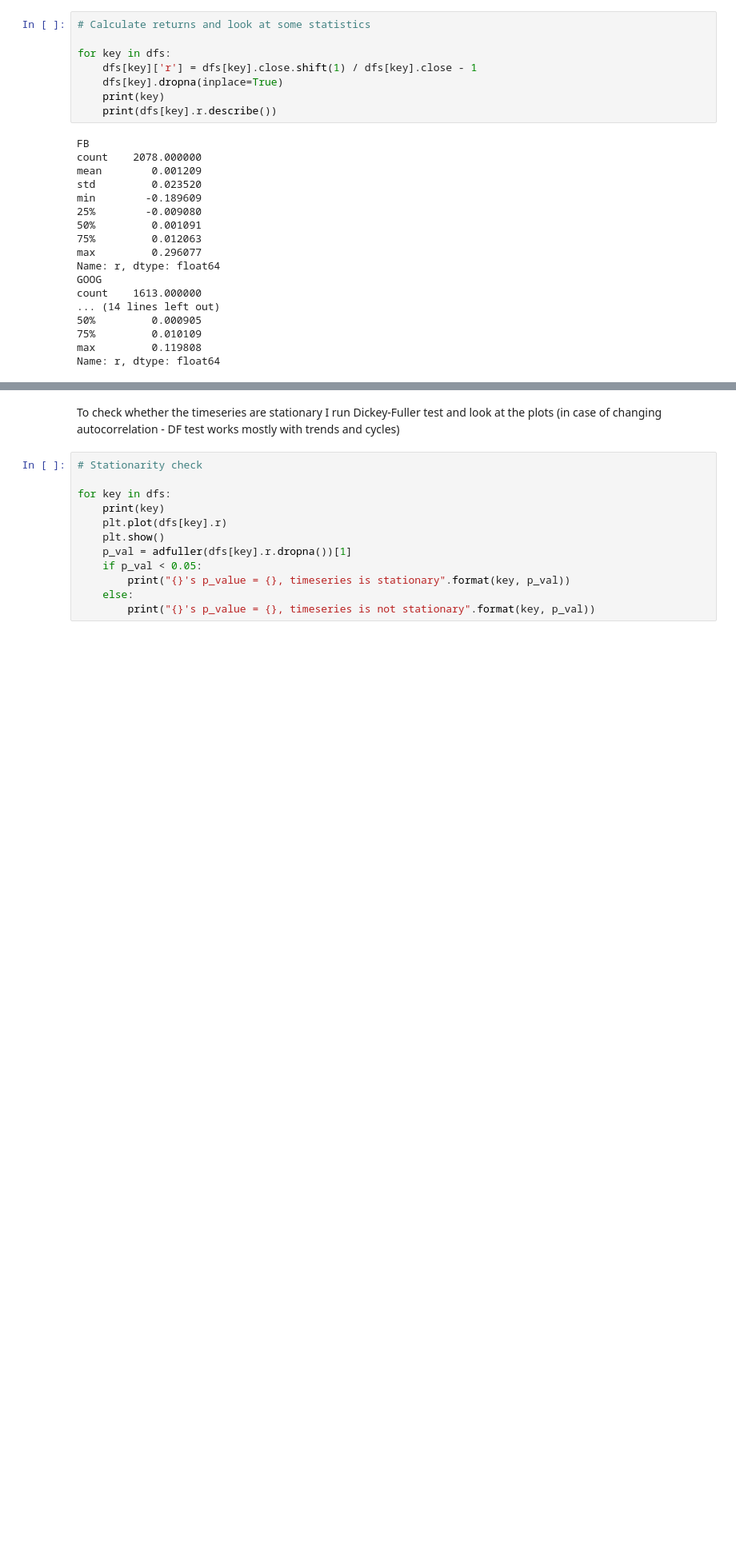
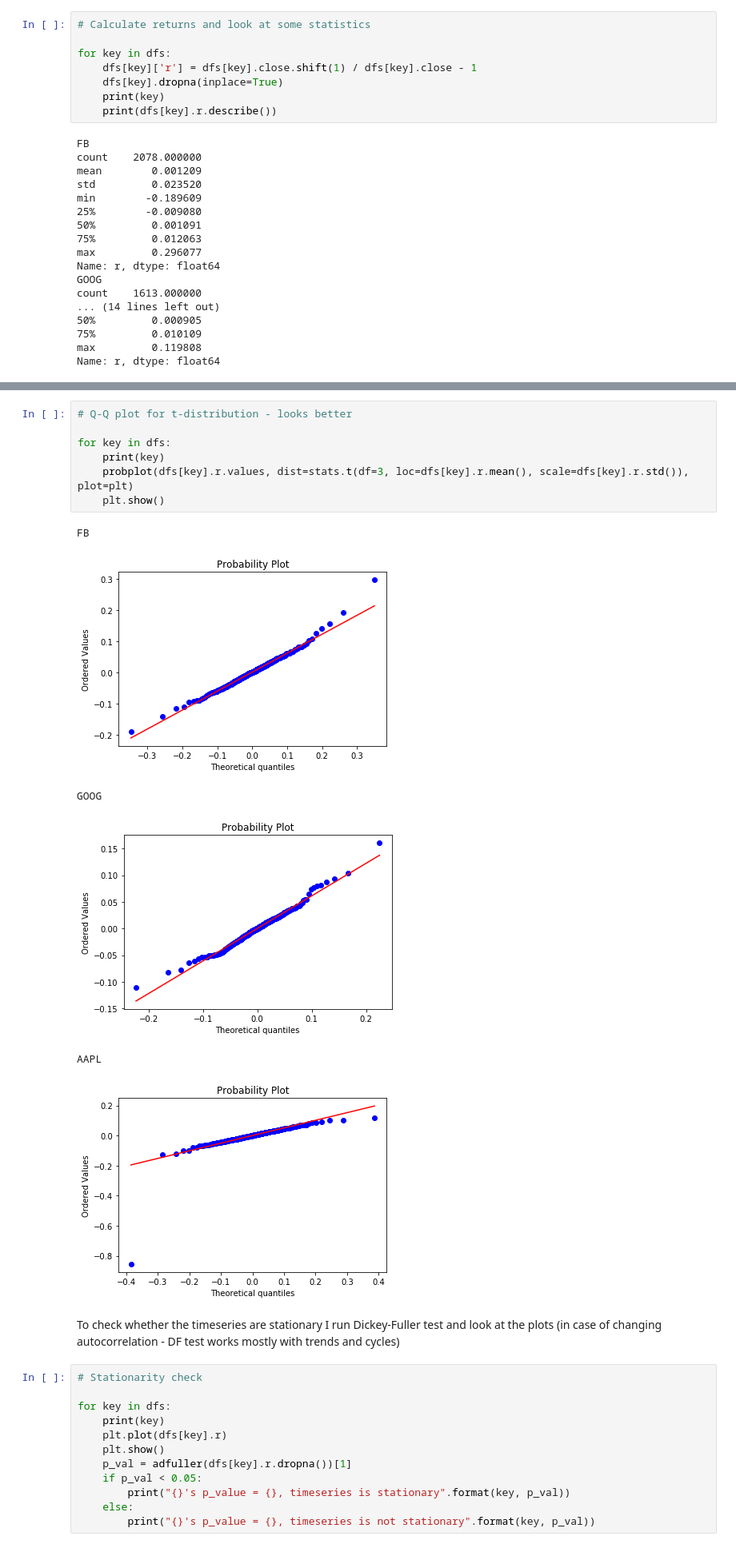
Before and after one commit to daberezina/programming_test, a Jupyter notebook: programming_test.ipynb, the cells around one changed output, grey strips where cells are left out. Shown at 80% size. Cells and saved outputs as stored; diff of their text form; blank space fills up the shorter version.

```diff
--- a/programming_test.ipynb
+++ b/programming_test.ipynb
@@ -85,3 +100,17 @@ AAPL
+# %%
+# Q-Q plot for t-distribution - looks better
+
+for key in dfs:
+    print(key)
+    probplot(dfs[key].r.values, dist=stats.t(df=3, loc=dfs[key].r.mean(), scale=dfs[key].r.std()), plot=plt)
+    plt.show()
+# %% [output]
+FB
+[figure, added]
+GOOG
+[figure, added]
+AAPL
+[figure, added]
 # %% [markdown]
 To check whether the timeseries are stationary I run Dickey-Fuller test and look at the plots (in case of changing autocorrelation - DF test works mostly with trends and cycles)
 # %%
```
Also changed, not shown: parts of 5 cells of this notebook, 1 other file.
